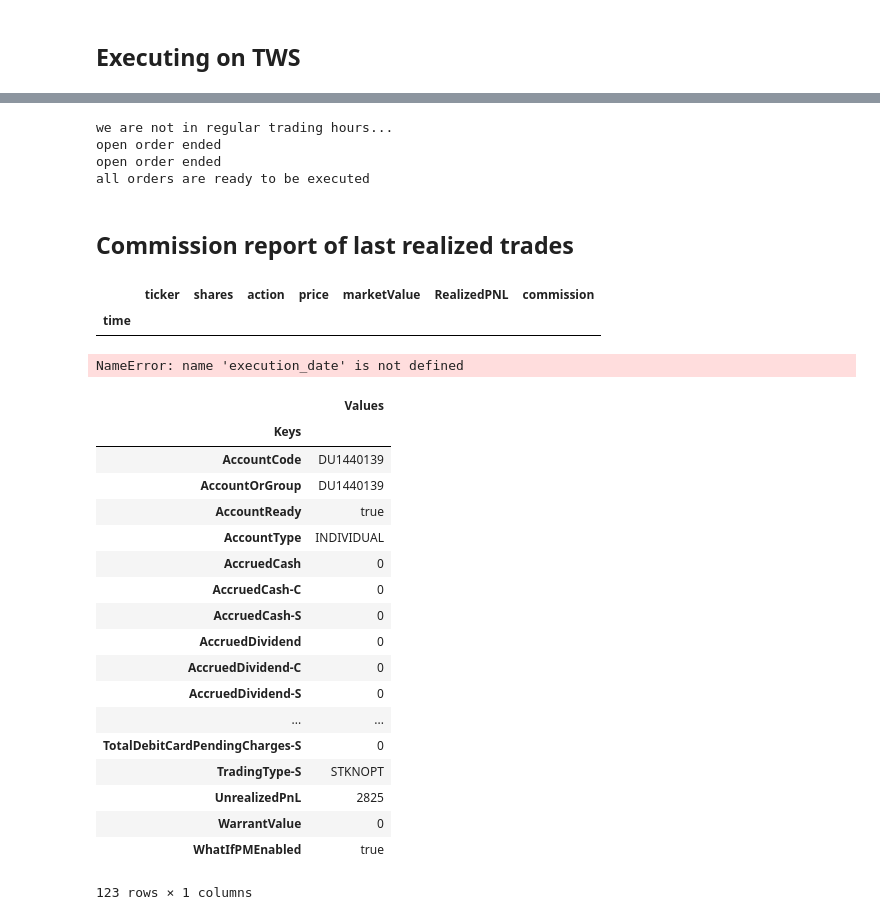
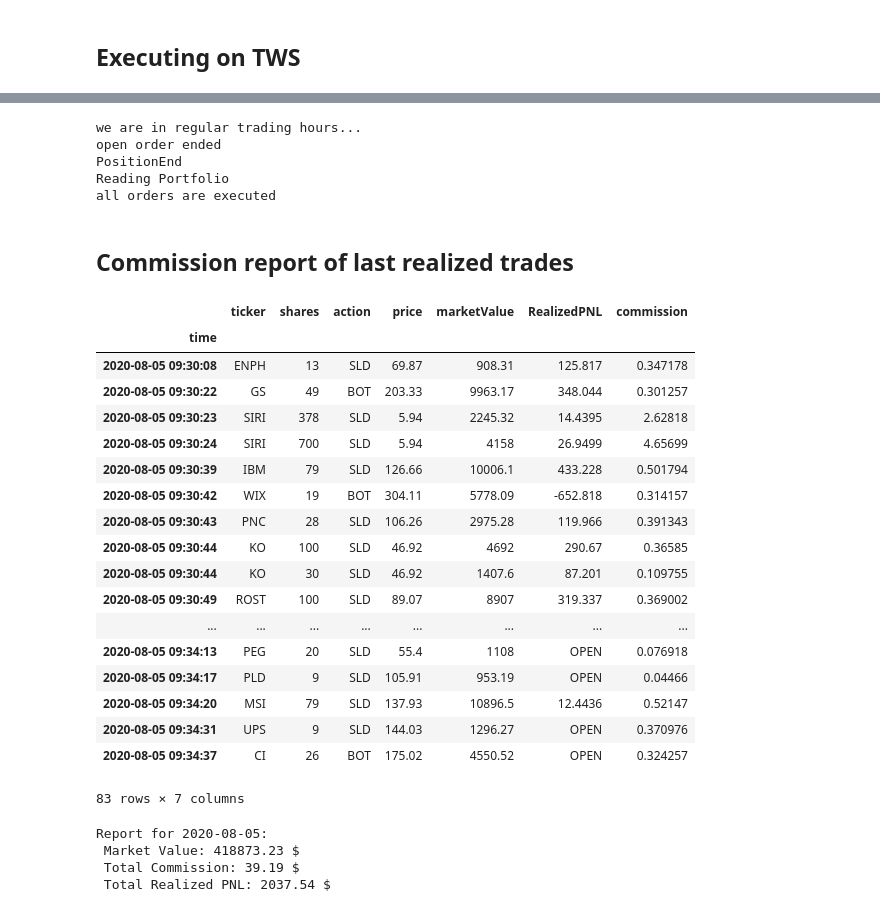
Before and after one commit to keyvantaj/Quantitative, a Jupyter notebook: portfolio_management.ipynb, the cells around one changed output, grey strips where cells are left out. Cells and saved outputs as stored; diff of their text form; code cells hidden in the pictures.

Commit message:
Update: adding commission report to portfolio_management

```diff
--- a/portfolio_management.ipynb
+++ b/portfolio_management.ipynb
@@ -278,11 +272,11 @@ if rth:
     if list(open_orders_all.values) == []:
         portfolio = account.read_positions(subscribe = True, acctCode = account_number)
         not_executed = portfolio.index ^ action_final.index
-        print (not_executed)
         if list(not_executed)==[]:
             print ('all orders are executed')
-    else:
-        print ('some orders still not executed')
+        else:
+            print ('some orders still not executed')
+            print (not_executed)
 
 else:
     print ('we are not in regular trading hours...')
@@ -298,16 +292,34 @@ else:
 
     table = pd.concat([action_conc, open_orders_all[['open orders']]],axis=1)
 # %% [output]
-we are not in regular trading hours...
+we are in regular trading hours...
 open order ended
-open order ended
-all orders are ready to be executed
+PositionEnd
+Reading Portfolio
+all orders are executed
 # %% [markdown]
 ## Commission report of last realized trades
 # %%
-df = account.commission_report(acctCode = account_number, time= '')
+com = account.commission_report(acctCode = account_number, time= '')
-# %%
-df
-# %% [output]
-|  | ticker | shares | action | price | marketValue | RealizedPNL | commission |
-| time |  |  |  |  |  |  |  |
+# %%
+com
+# %% [output]
+|  | ticker | shares | action | price | marketValue | RealizedPNL | commission |
+| time |  |  |  |  |  |  |  |
+| 2020-08-05 09:30:08 | ENPH | 13 | SLD | 69.87 | 908.31 | 125.817 | 0.347178 |
+| 2020-08-05 09:30:22 | GS | 49 | BOT | 203.33 | 9963.17 | 348.044 | 0.301257 |
+| 2020-08-05 09:30:23 | SIRI | 378 | SLD | 5.94 | 2245.32 | 14.4395 | 2.62818 |
+| 2020-08-05 09:30:24 | SIRI | 700 | SLD | 5.94 | 4158 | 26.9499 | 4.65699 |
+| 2020-08-05 09:30:39 | IBM | 79 | SLD | 126.66 | 10006.1 | 433.228 | 0.501794 |
+| 2020-08-05 09:30:42 | WIX | 19 | BOT | 304.11 | 5778.09 | -652.818 | 0.314157 |
+| 2020-08-05 09:30:43 | PNC | 28 | SLD | 106.26 | 2975.28 | 119.966 | 0.391343 |
+| 2020-08-05 09:30:44 | KO | 100 | SLD | 46.92 | 4692 | 290.67 | 0.36585 |
+| 2020-08-05 09:30:44 | KO | 30 | SLD | 46.92 | 1407.6 | 87.201 | 0.109755 |
+| 2020-08-05 09:30:49 | ROST | 100 | SLD | 89.07 | 8907 | 319.337 | 0.369002 |
+| ... | ... | ... | ... | ... | ... | ... | ... |
+| 2020-08-05 09:34:13 | PEG | 20 | SLD | 55.4 | 1108 | OPEN | 0.076918 |
+| 2020-08-05 09:34:17 | PLD | 9 | SLD | 105.91 | 953.19 | OPEN | 0.04466 |
+| 2020-08-05 09:34:20 | MSI | 79 | SLD | 137.93 | 10896.5 | 12.4436 | 0.52147 |
+| 2020-08-05 09:34:31 | UPS | 9 | SLD | 144.03 | 1296.27 | OPEN | 0.370976 |
+| 2020-08-05 09:34:37 | CI | 26 | BOT | 175.02 | 4550.52 | OPEN | 0.324257 |
+83 rows × 7 columns
@@ -314,32 +328,13 @@ df
 # %%
-RealizedPNL = np.round(pd.to_numeric(df.loc[slice(execution_date)]['RealizedPNL'], errors='coerce').sum(),2)
+RealizedPNL = np.round(pd.to_numeric(com.loc[slice(execution_date)]['RealizedPNL'], errors='coerce').sum(),2)
 #Total_Realized_Return = np.round((RealizedPNL/net_liq)*100,2)
-print ('Report for {}:'.format(execution_date))
-print (' Market Value: {} $'.format(np.round(df.loc[slice(execution_date)]['marketValue'].sum(),2)))
-print (' Total Commission: {} $'.format(np.round(df.loc[slice(execution_date)]['commission'].sum(),2)))
+print ('Report for {}:'.format(execution_date.date()))
+print (' Market Value: {} $'.format(np.round(com.loc[slice(execution_date)]['marketValue'].sum(),2)))
+print (' Total Commission: {} $'.format(np.round(com.loc[slice(execution_date)]['commission'].sum(),2)))
 print (' Total Realized PNL: {} $'.format(RealizedPNL))
 #print (' Total Realized Return: {} %'.format(Total_Realized_Return))
 # %% [output]
-NameError: name 'execution_date' is not defined
+Report for 2020-08-05:
+ Market Value: 418873.23 $
+ Total Commission: 39.19 $
+ Total Realized PNL: 2037.54 $
-# %%
-acc
-# %% [output]
-|  | Values |
-| Keys |  |
-| AccountCode | DU1440139 |
-| AccountOrGroup | DU1440139 |
-| AccountReady | true |
-| AccountType | INDIVIDUAL |
-| AccruedCash | 0 |
-| AccruedCash-C | 0 |
-| AccruedCash-S | 0 |
-| AccruedDividend | 0 |
-| AccruedDividend-C | 0 |
-| AccruedDividend-S | 0 |
-| ... | ... |
-| TotalDebitCardPendingCharges-S | 0 |
-| TradingType-S | STKNOPT |
-| UnrealizedPnL | 2825 |
-| WarrantValue | 0 |
-| WhatIfPMEnabled | true |
-123 rows × 1 columns
```
Also changed, not shown: parts of 16 cells of this notebook, 4 other files.
